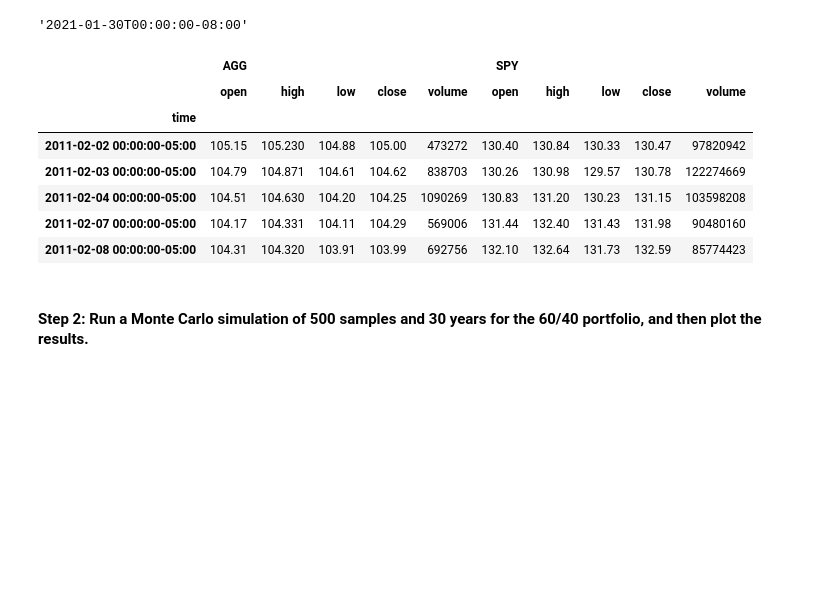
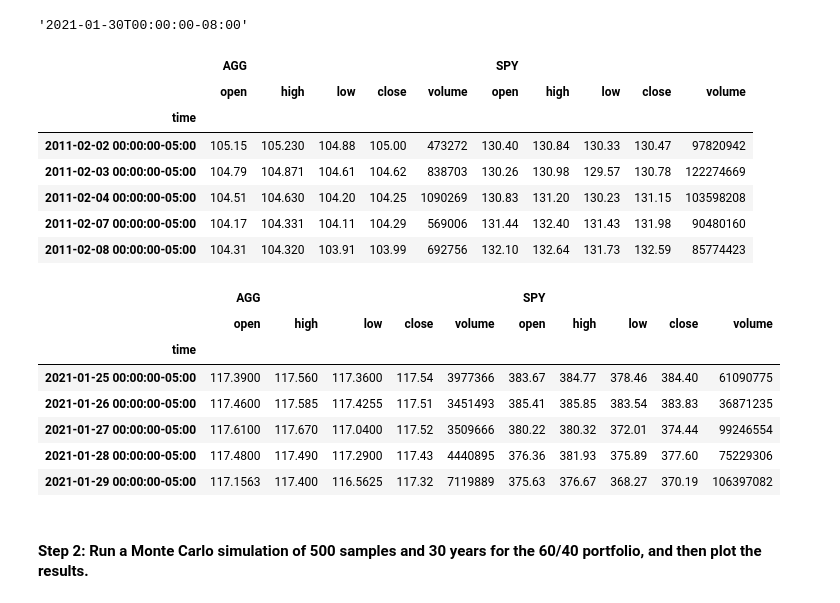
Before and after one commit to allyche/module_5_challenge, a Jupyter notebook: financial_planning_tools.ipynb, the cells around one changed output. Cells and saved outputs as stored; diff of their text form; code cells hidden in the pictures; blank space fills up the shorter version.

```diff
--- a/financial_planning_tools.ipynb
+++ b/financial_planning_tools.ipynb
@@ -427,26 +433,35 @@ display(end_date)
 # %%
 # Use the Alpaca get_barset function to make the API call to get the 10 years worth of pricing data
 # The tickers and timeframe parameters should have been set in Part 1 of this activity
 # The start and end dates should be updated with the information set above
 # Remember to add the df property to the end of the call so the response is returned as a DataFrame
 df_portfolio = alpaca.get_barset(
     tickers,
     timeframe,
     start = start_date,
     end = end_date
 ).df
 
 # Display both the first and last five rows of the DataFrame
-df_portfolio.head()
+display(df_portfolio.head())
+display(df_portfolio.tail())
 # %% [output]
 |  | AGG |  |  |  |  | SPY |  |  |  |  |
 |  | open | high | low | close | volume | open | high | low | close | volume |
 | time |  |  |  |  |  |  |  |  |  |  |
 | 2011-02-02 00:00:00-05:00 | 105.15 | 105.230 | 104.88 | 105.00 | 473272 | 130.40 | 130.84 | 130.33 | 130.47 | 97820942 |
 | 2011-02-03 00:00:00-05:00 | 104.79 | 104.871 | 104.61 | 104.62 | 838703 | 130.26 | 130.98 | 129.57 | 130.78 | 122274669 |
 | 2011-02-04 00:00:00-05:00 | 104.51 | 104.630 | 104.20 | 104.25 | 1090269 | 130.83 | 131.20 | 130.23 | 131.15 | 103598208 |
 | 2011-02-07 00:00:00-05:00 | 104.17 | 104.331 | 104.11 | 104.29 | 569006 | 131.44 | 132.40 | 131.43 | 131.98 | 90480160 |
 | 2011-02-08 00:00:00-05:00 | 104.31 | 104.320 | 103.91 | 103.99 | 692756 | 132.10 | 132.64 | 131.73 | 132.59 | 85774423 |
+|  | AGG |  |  |  |  | SPY |  |  |  |  |
+|  | open | high | low | close | volume | open | high | low | close | volume |
+| time |  |  |  |  |  |  |  |  |  |  |
+| 2021-01-25 00:00:00-05:00 | 117.3900 | 117.560 | 117.3600 | 117.54 | 3977366 | 383.67 | 384.77 | 378.46 | 384.40 | 61090775 |
+| 2021-01-26 00:00:00-05:00 | 117.4600 | 117.585 | 117.4255 | 117.51 | 3451493 | 385.41 | 385.85 | 383.54 | 383.83 | 36871235 |
+| 2021-01-27 00:00:00-05:00 | 117.6100 | 117.670 | 117.0400 | 117.52 | 3509666 | 380.22 | 380.32 | 372.01 | 374.44 | 99246554 |
+| 2021-01-28 00:00:00-05:00 | 117.4800 | 117.490 | 117.2900 | 117.43 | 4440895 | 376.36 | 381.93 | 375.89 | 377.60 | 75229306 |
+| 2021-01-29 00:00:00-05:00 | 117.1563 | 117.400 | 116.5625 | 117.32 | 7119889 | 375.63 | 376.67 | 368.27 | 370.19 | 106397082 |
 # %% [markdown]
 #### Step 2: Run a Monte Carlo simulation of 500 samples and 30 years for the 60/40 portfolio, and then plot the results.
 # %%
```
Also changed, not shown: parts of 31 cells of this notebook, 1 other file.
